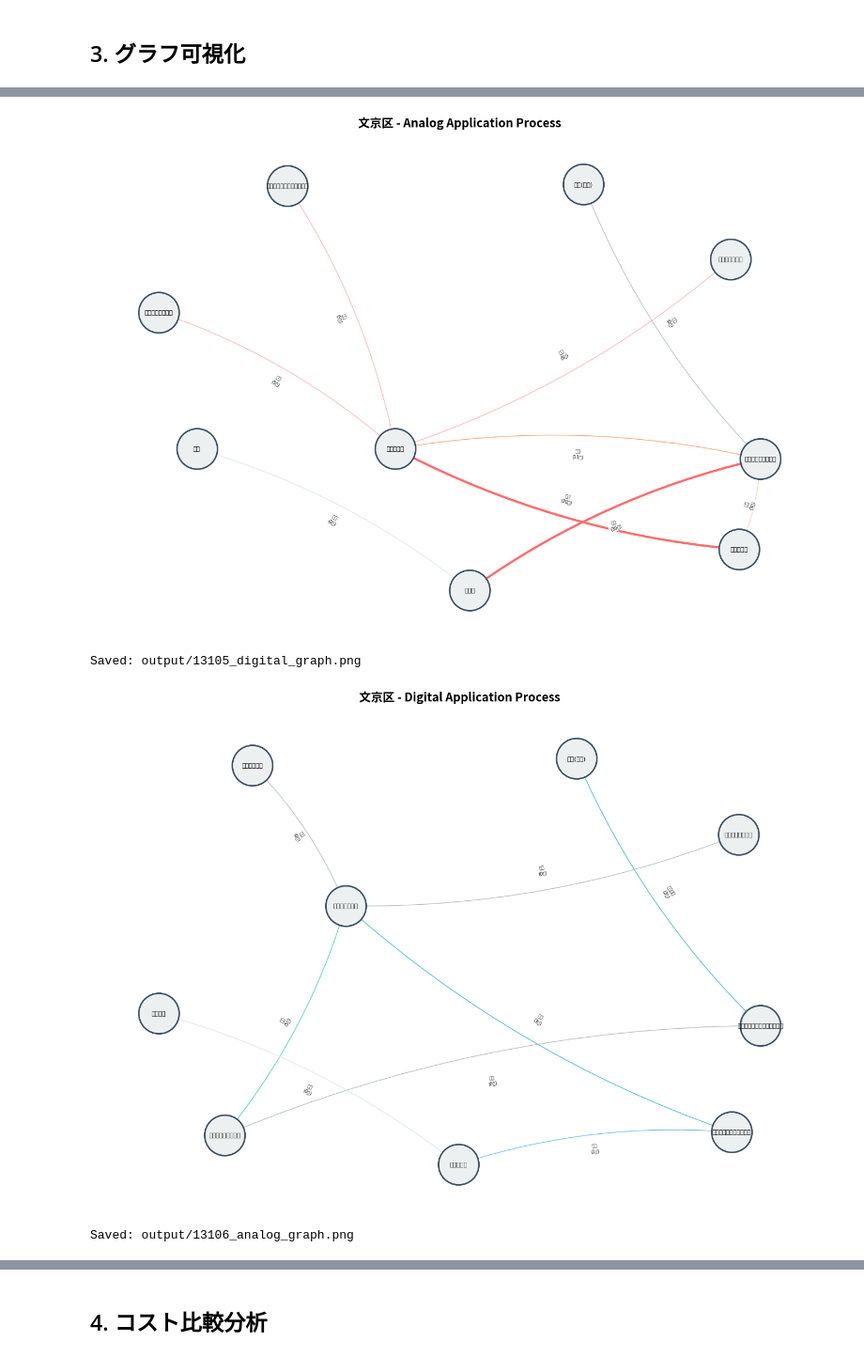
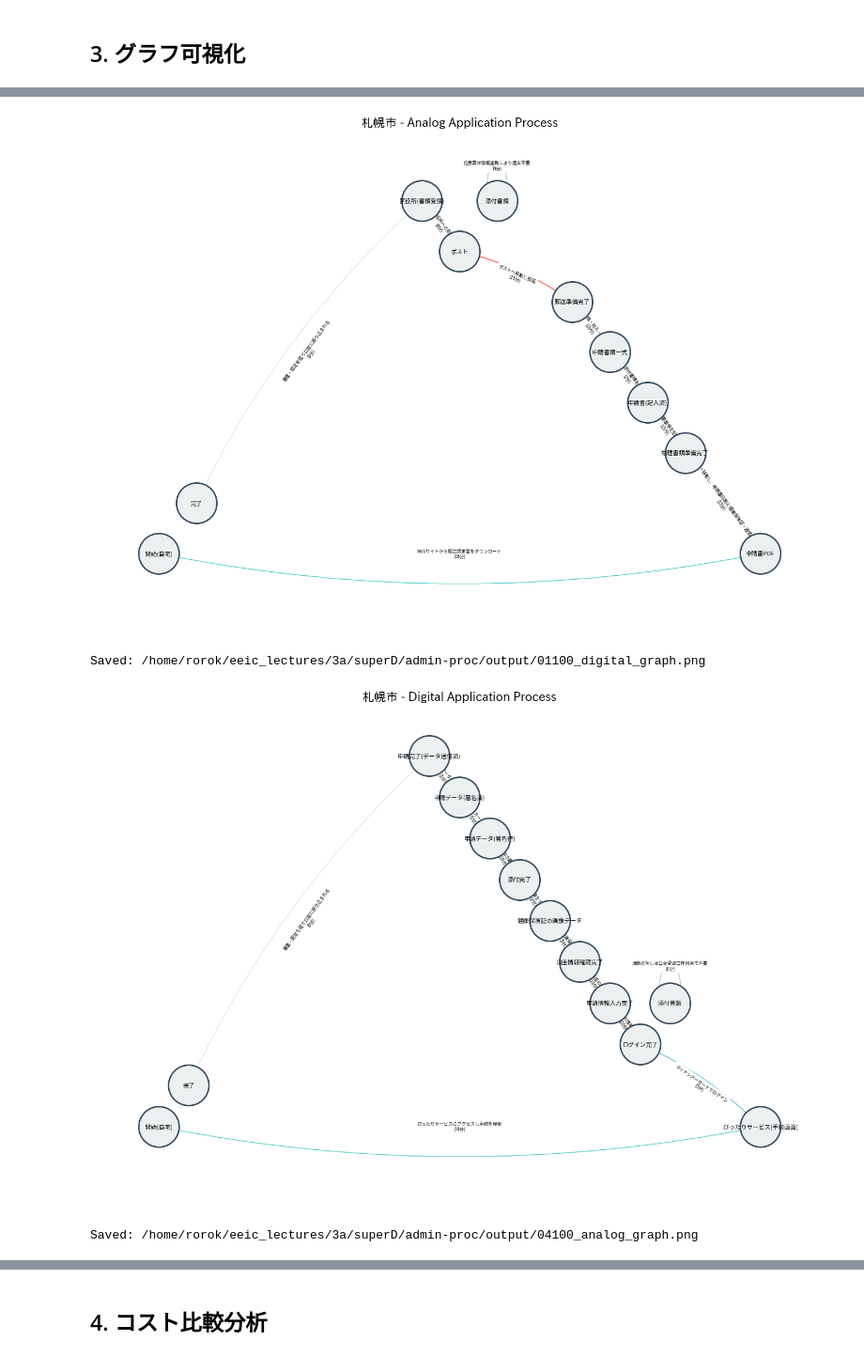
Before and after one commit to okitz/admin-proc, a Jupyter notebook: src/03_analysis_visualization.ipynb, the cells around one changed output, grey strips where cells are left out. Shown at 94% size. Cells and saved outputs as stored; diff of their text form; code cells hidden in the pictures.

```diff
--- a/src/03_analysis_visualization.ipynb
+++ b/src/03_analysis_visualization.ipynb
@@ -35,19 +22,19 @@ if os.path.exists(font_cache_path):
 # コストテーブル（単位: 分）
 COST_TABLE = {
     # Physical Actions
-    "Physical_Go": 30,        # 役所への移動
+    "Physical_Go": 15,        # 役所への移動
     "Physical_Mail": 10,      # 郵送作業
     "Physical_Copy": 5,       # コピー作業
-    "Physical_Print": 3,      # 印刷
-    "Physical_Fill": 10,      # 手書き記入
-    "Physical_Attach": 3,     # 書類添付・整理
+    "Physical_Print": 5,      # 印刷
+    "Physical_Fill": 15,      # 手書き記入
+    "Physical_Attach": 2,     # 書類添付・整理
 
     # External Actions
     "External_Acquire": 60,   # 外部機関からの取得（長時間想定）
 
     # Digital Actions
-    "Digital_Input": 5,       # Web入力
-    "Digital_Auth": 3,        # 認証・電子署名
+    "Digital_Input": 10,       # Web入力
+    "Digital_Auth": 5,        # 認証・電子署名
     "Digital_Upload": 2,      # ファイルアップロード
     "Digital_Capture": 5,     # 撮影・スキャン
     "Digital_Submit": 1,      # 送信ボタン
@@ -100,16 +87,9 @@ for action_type, cost in COST_TABLE.items():
 # %% [markdown]
 ## 2. データ読み込みとグラフ構築
 # %%
-# 対象自治体の定義
-TARGET_CITIES = [
-    {"id": "13105", "name": "文京区", "prefecture": "東京都"},
-    {"id": "13106", "name": "台東区", "prefecture": "東京都"},
-    {"id": "47201", "name": "那覇市", "prefecture": "沖縄県"}
-]
-
 def load_graph_data(city_id: str) -> Dict:
     """JSONファイルからグラフデータを読み込む"""
-    file_path = os.path.join(DATA_DIR, f"{city_id}.json")
+    file_path = os.path.join(config.PROC_GRAPH_DIR, f"{city_id}.json")
     with open(file_path, "r", encoding="utf-8") as f:
         return json.load(f)
 
@@ -145,7 +125,7 @@ def get_cost_breakdown(G: nx.DiGraph) -> Dict[str, float]:
 
 # 全自治体のデータを読み込み
 all_data = {}
-for city in TARGET_CITIES:
+for city in config.TARGET_CITIES:
     city_id = city["id"]
     city_name = city["name"]
 
@@ -198,7 +181,8 @@ def visualize_graph(G: nx.DiGraph, title: str, output_file: str = None):
     plt.figure(figsize=(14, 10))
 
     # レイアウト計算
-    pos = nx.spring_layout(G, k=2, iterations=50, seed=42)
+    pos = nx.planar_layout(G, scale=1, center=None, dim=2)
+    # pos = nx.spring_layout(G, k=2, iterations=50, seed=42)
 
     # エッジの色をタイプに応じて設定
     edge_colors = []
@@ -219,12 +203,12 @@ def visualize_graph(G: nx.DiGraph, title: str, output_file: str = None):
                           arrowsize=20, arrowstyle="->", connectionstyle="arc3,rad=0.1")
 
     # ラベル描画
-    nx.draw_networkx_labels(G, pos, font_size=8, font_family="DejaVu Sans")
+    nx.draw_networkx_labels(G, pos, font_size=8, font_family="Noto Sans CJK JP")
 
     # エッジラベル（アクション名）
     edge_labels = {(u, v): f"{data['action']}\n({data['cost']}分)"
                    for u, v, data in G.edges(data=True)}
-    nx.draw_networkx_edge_labels(G, pos, edge_labels, font_size=6)
+    nx.draw_networkx_edge_labels(G, pos, edge_labels, font_size=6, font_family="Noto Sans CJK JP")
 
     plt.title(title, fontsize=16, fontweight="bold", pad=20)
     plt.axis("off")
@@ -244,13 +228,13 @@ for city_id, data in all_data.items():
     visualize_graph(
         data["analog_graph"],
         f"{city_name} - Analog Application Process",
-        f"output/{city_id}_analog_graph.png"
+        config.OUTPUT_DIR / f"{city_id}_analog_graph.png"
     )
 
     # デジタル申請グラフ
     visualize_graph(
         data["digital_graph"],
         f"{city_name} - Digital Application Process",
-        f"output/{city_id}_digital_graph.png"
+        config.OUTPUT_DIR / f"{city_id}_digital_graph.png"
     )
 # %% [output]
@@ -258,4 +242,4 @@ Saved: output/13105_analog_graph.png
-[figure, old version]
+[figure, new version]
-Saved: output/13105_digital_graph.png
+Saved: /home/rorok/eeic_lectures/3a/superD/admin-proc/output/01100_digital_graph.png
-[figure, old version]
+[figure, new version]
-Saved: output/13106_analog_graph.png
+Saved: /home/rorok/eeic_lectures/3a/superD/admin-proc/output/04100_analog_graph.png
```
Also changed, not shown: parts of 10 cells of this notebook, 6 other files.
